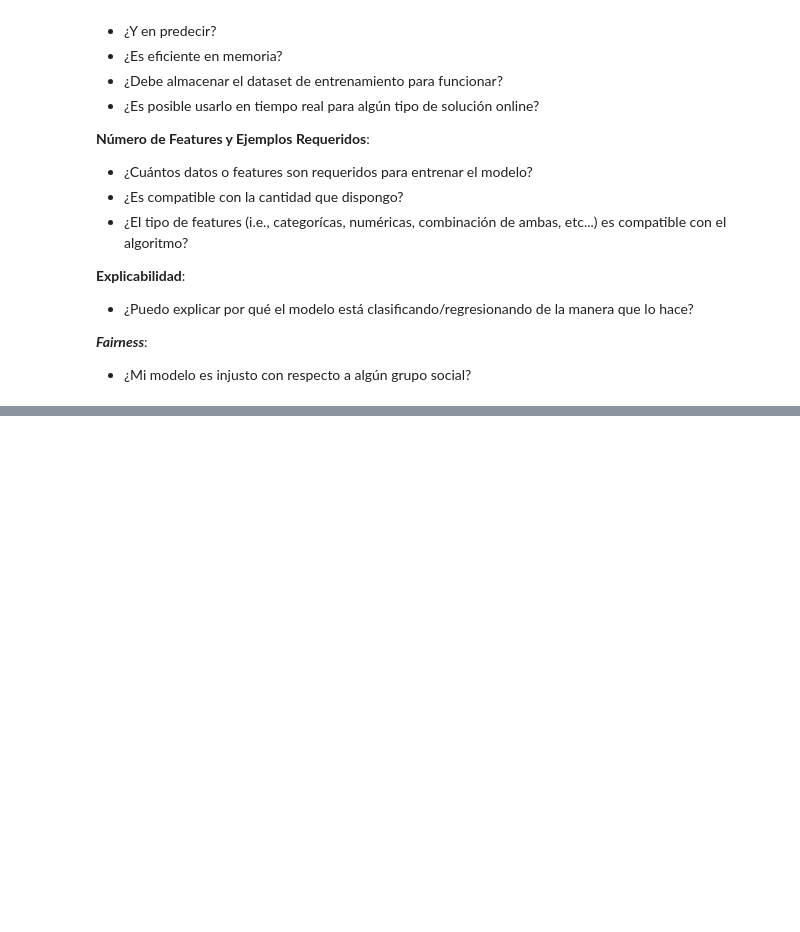
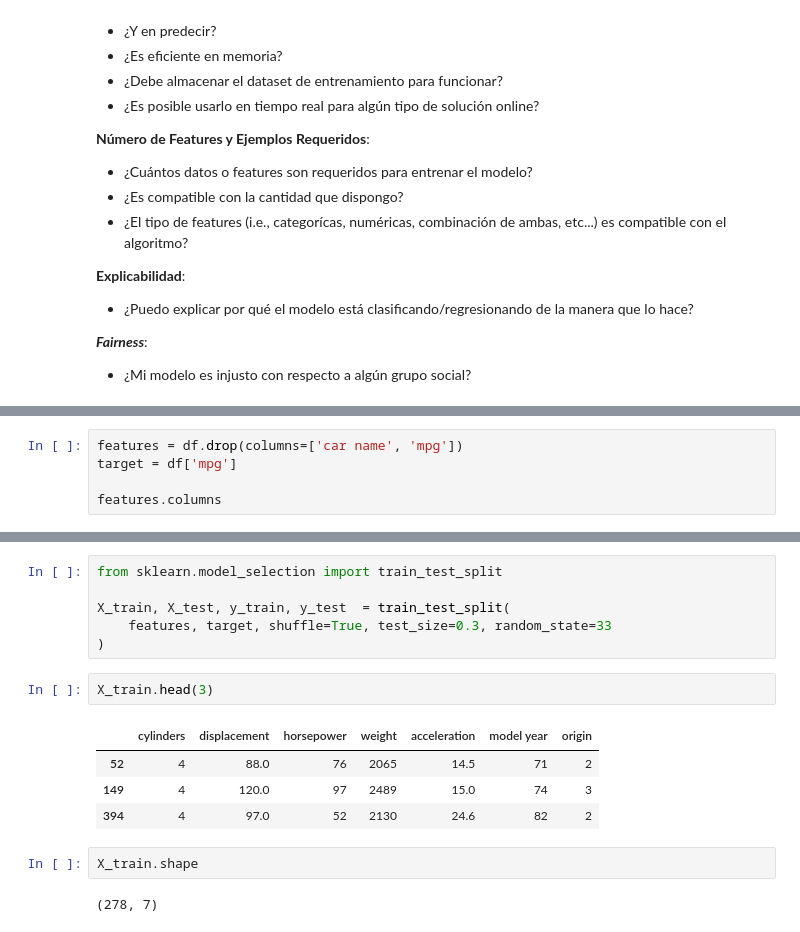
Before and after one commit to MDS7202/MDS7202, a Jupyter notebook: clases/2026-01/13_Aprendizaje_Supervisado_1_Regresion.ipynb, the cells around one changed output, grey strips where cells are left out. Drawn from its saved outputs; the diff is of its cells as text; blank space fills up the shorter version.

```diff
--- a/clases/2026-01/13_Aprendizaje_Supervisado_1_Regresion.ipynb
+++ b/clases/2026-01/13_Aprendizaje_Supervisado_1_Regresion.ipynb
@@ -437,0 +446,5 @@ Errores de generalización o **Overfitting**.
+# %%
+features = df.drop(columns=['car name', 'mpg'])
+target = df['mpg']
+
+features.columns
@@ -437,0 +499,17 @@ Errores de generalización o **Overfitting**.
+# %%
+from sklearn.model_selection import train_test_split
+
+X_train, X_test, y_train, y_test  = train_test_split(
+    features, target, shuffle=True, test_size=0.3, random_state=33
+)
+# %%
+X_train.head(3)
+# %% [output]
+|  | cylinders | displacement | horsepower | weight | acceleration | model year | origin |
+| 52 | 4 | 88.0 | 76 | 2065 | 14.5 | 71 | 2 |
+| 149 | 4 | 120.0 | 97 | 2489 | 15.0 | 74 | 3 |
+| 394 | 4 | 97.0 | 52 | 2130 | 24.6 | 82 | 2 |
+# %%
+X_train.shape
+# %% [output]
+(278, 7)
```
Also changed, not shown: parts of 52 cells of this notebook.
